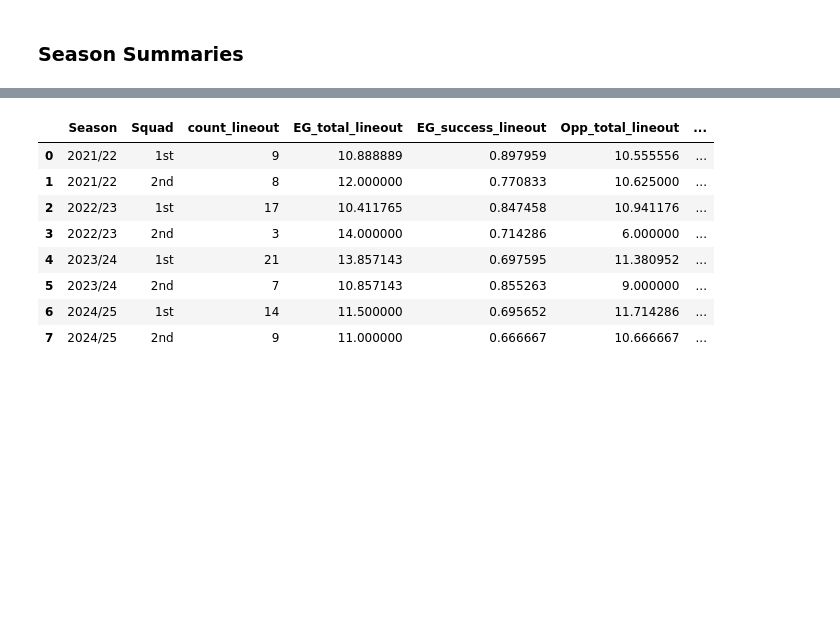
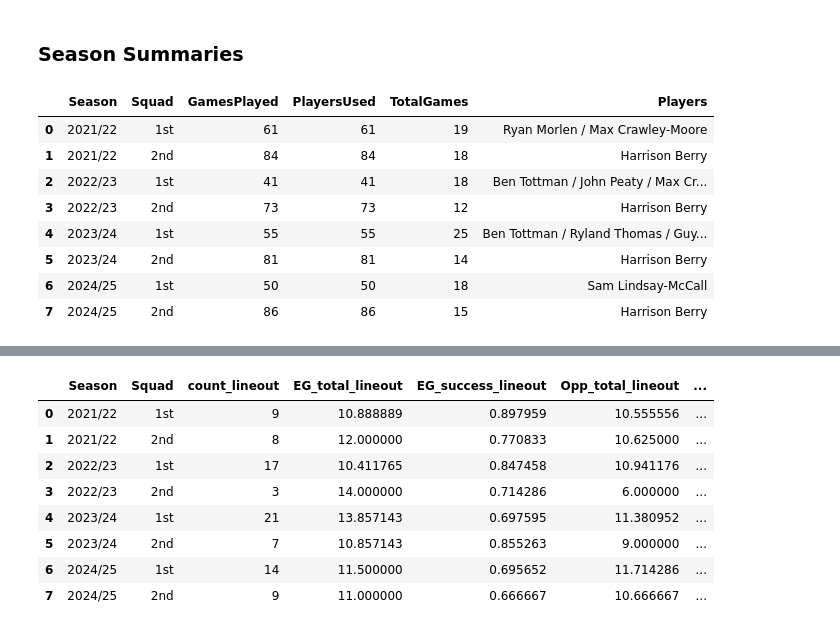
Before and after one commit to samnlindsay/egrfc-stats, a Jupyter notebook: Analysis.ipynb, the cells around one changed output, grey strips where cells are left out. Drawn from its saved outputs; the diff is of its cells as text; code cells hidden in the pictures; blank space fills up the shorter version.

```diff
--- a/Analysis.ipynb
+++ b/Analysis.ipynb
@@ -44,4 +43,38 @@ game_df = team_sheets()
 update_season_summaries(game_df,seasons)
 # %% [markdown]
 ### Season Summaries
+# %%
+# For each squad and season, calculate the following:
+# - Number of games played
+# - Number of players used
+# - Player with most TotalGames (and the number of games)
+#   If there are multiple players with the same number of games, join them with a '/'
+df = (
+    players_agg_df
+    .sort_values("TotalGames", ascending=False)
+    .groupby(["Season", "Squad"])
+    .agg(
+        GamesPlayed=("TotalGames", "count"),
+        PlayersUsed=("Player", "nunique"),
+        TotalGames=("TotalGames", "max"),
+    )
+    .reset_index()
+)
+
+top_players = players_agg_df.groupby(["Season", "Squad", "TotalGames"]).agg(
+    Players=("Player", lambda x: " / ".join(x))
+).reset_index()
+
+df = df.merge(top_players, on=["Season", "Squad", "TotalGames"], how="left")
+df
+# %% [output]
+|  | Season | Squad | GamesPlayed | PlayersUsed | TotalGames | Players |
+| 0 | 2021/22 | 1st | 61 | 61 | 19 | Ryan Morlen / Max Crawley-Moore |
+| 1 | 2021/22 | 2nd | 84 | 84 | 18 | Harrison Berry |
+| 2 | 2022/23 | 1st | 41 | 41 | 18 | Ben Tottman / John Peaty / Max Cr... |
+| 3 | 2022/23 | 2nd | 73 | 73 | 12 | Harrison Berry |
+| 4 | 2023/24 | 1st | 55 | 55 | 25 | Ben Tottman / Ryland Thomas / Guy... |
+| 5 | 2023/24 | 2nd | 81 | 81 | 14 | Harrison Berry |
+| 6 | 2024/25 | 1st | 50 | 50 | 18 | Sam Lindsay-McCall |
+| 7 | 2024/25 | 2nd | 86 | 86 | 15 | Harrison Berry |
 # %%
```
Also changed, not shown: parts of 2 cells of this notebook, 17 other files.
